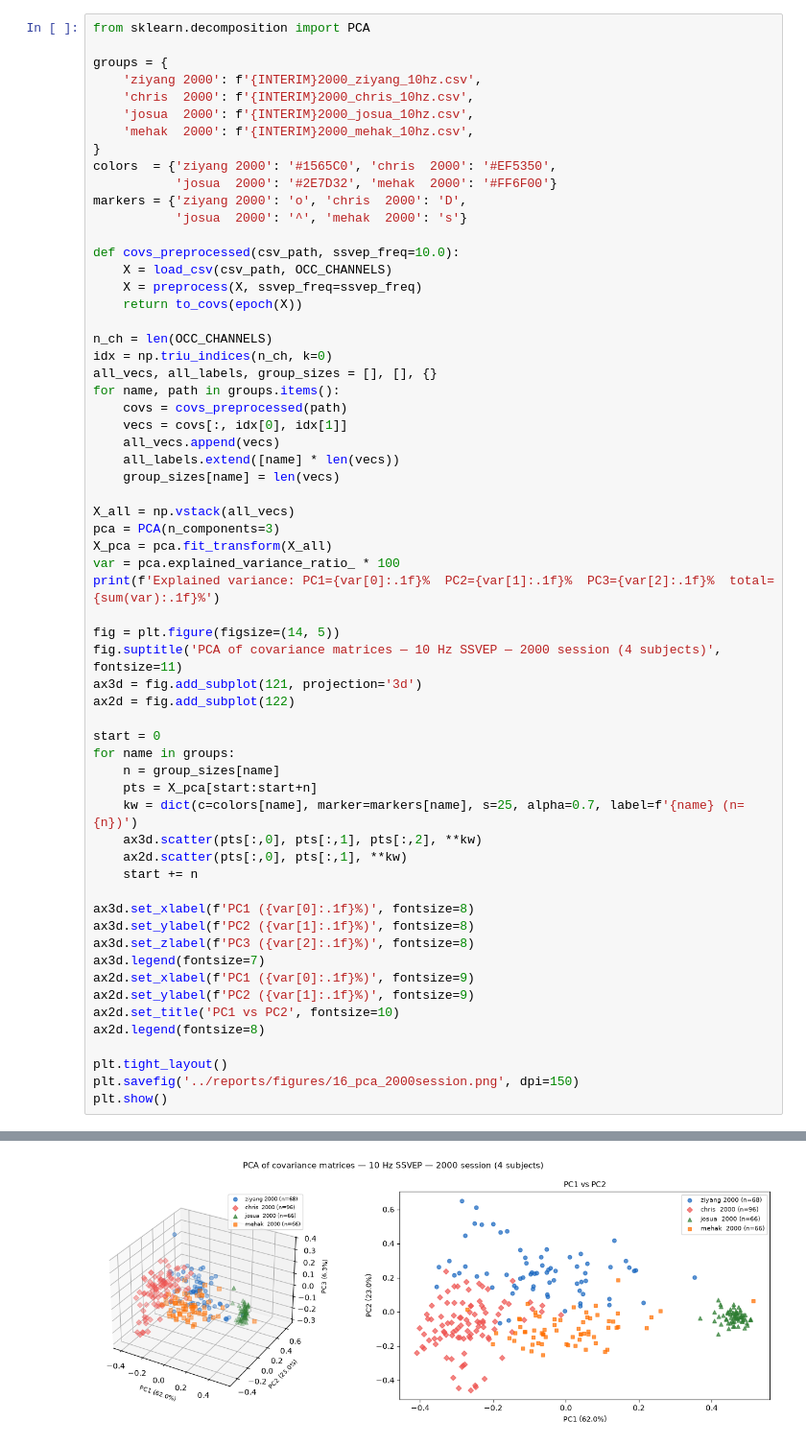
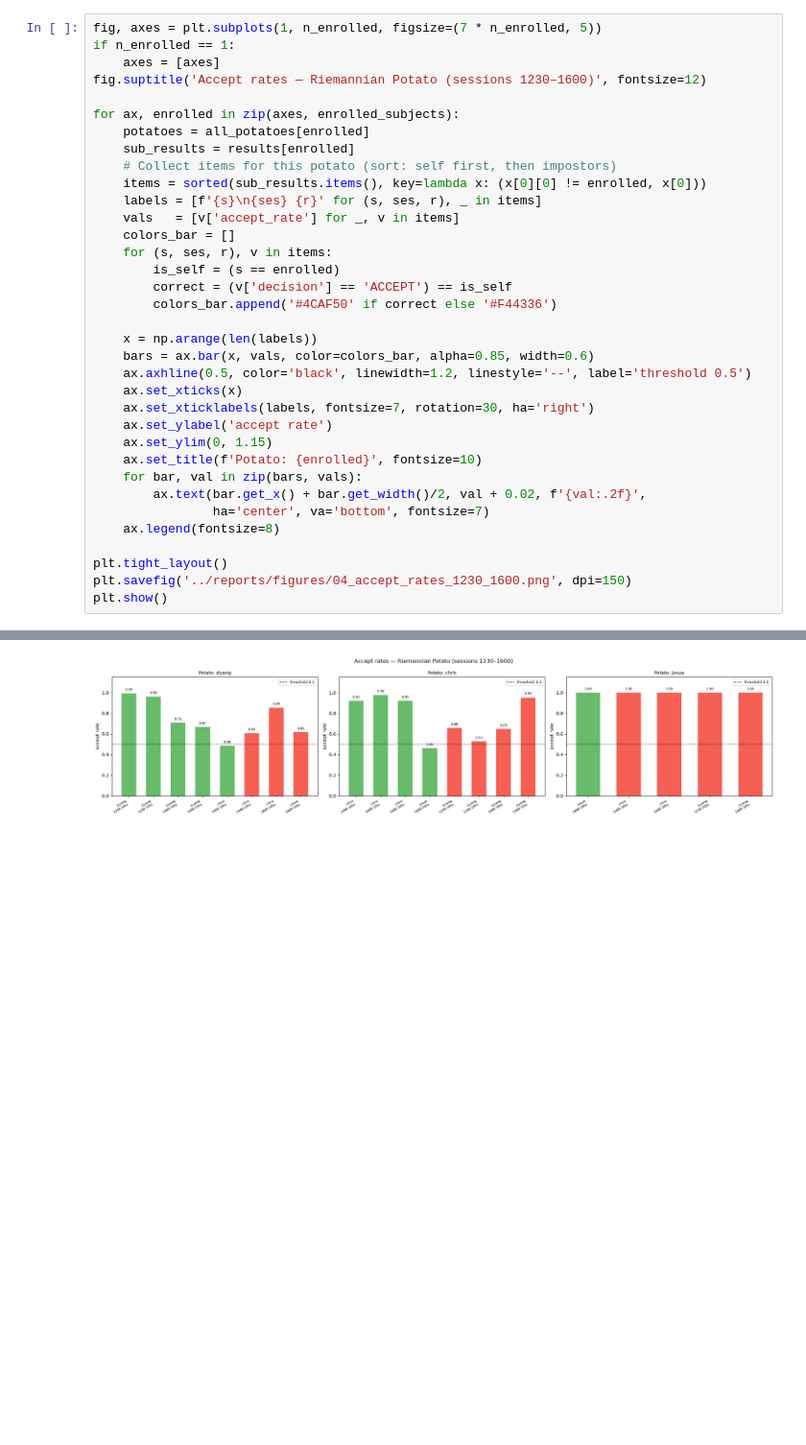
Before and after one commit to chrisbitter/brain_id, a Jupyter notebook: notebooks/signal_analysis.ipynb, the cells around one changed output, grey strips where cells are left out. Shown at 96% size. Saved outputs shown, nothing was run; the diff lists cells and outputs as text; blank space fills up the shorter version.

```diff
--- a/notebooks/signal_analysis.ipynb
+++ b/notebooks/signal_analysis.ipynb
@@ -145,62 +279,36 @@ plt.show()
 # %%
-from sklearn.decomposition import PCA
+fig, axes = plt.subplots(1, n_enrolled, figsize=(7 * n_enrolled, 5))
+if n_enrolled == 1:
+    axes = [axes]
+fig.suptitle('Accept rates — Riemannian Potato (sessions 1230–1600)', fontsize=12)
 
-groups = {
-    'ziyang 2000': f'{INTERIM}2000_ziyang_10hz.csv',
-    'chris  2000': f'{INTERIM}2000_chris_10hz.csv',
-    'josua  2000': f'{INTERIM}2000_josua_10hz.csv',
-    'mehak  2000': f'{INTERIM}2000_mehak_10hz.csv',
-}
-colors  = {'ziyang 2000': '#1565C0', 'chris  2000': '#EF5350',
-           'josua  2000': '#2E7D32', 'mehak  2000': '#FF6F00'}
-markers = {'ziyang 2000': 'o', 'chris  2000': 'D',
-           'josua  2000': '^', 'mehak  2000': 's'}
+for ax, enrolled in zip(axes, enrolled_subjects):
+    potatoes = all_potatoes[enrolled]
+    sub_results = results[enrolled]
+    # Collect items for this potato (sort: self first, then impostors)
+    items = sorted(sub_results.items(), key=lambda x: (x[0][0] != enrolled, x[0]))
+    labels = [f'{s}\n{ses} {r}' for (s, ses, r), _ in items]
+    vals   = [v['accept_rate'] for _, v in items]
+    colors_bar = []
+    for (s, ses, r), v in items:
+        is_self = (s == enrolled)
+        correct = (v['decision'] == 'ACCEPT') == is_self
+        colors_bar.append('#4CAF50' if correct else '#F44336')
 
-def covs_preprocessed(csv_path, ssvep_freq=10.0):
-    X = load_csv(csv_path, OCC_CHANNELS)
-    X = preprocess(X, ssvep_freq=ssvep_freq)
-    return to_covs(epoch(X))
-
-n_ch = len(OCC_CHANNELS)
-idx = np.triu_indices(n_ch, k=0)
-all_vecs, all_labels, group_sizes = [], [], {}
-for name, path in groups.items():
-    covs = covs_preprocessed(path)
-    vecs = covs[:, idx[0], idx[1]]
-    all_vecs.append(vecs)
-    all_labels.extend([name] * len(vecs))
-    group_sizes[name] = len(vecs)
-
-X_all = np.vstack(all_vecs)
-pca = PCA(n_components=3)
-X_pca = pca.fit_transform(X_all)
-var = pca.explained_variance_ratio_ * 100
-print(f'Explained variance: PC1={var[0]:.1f}%  PC2={var[1]:.1f}%  PC3={var[2]:.1f}%  total={sum(var):.1f}%')
-
-fig = plt.figure(figsize=(14, 5))
-fig.suptitle('PCA of covariance matrices — 10 Hz SSVEP — 2000 session (4 subjects)', fontsize=11)
-ax3d = fig.add_subplot(121, projection='3d')
-ax2d = fig.add_subplot(122)
-
-start = 0
-for name in groups:
-    n = group_sizes[name]
-    pts = X_pca[start:start+n]
-    kw = dict(c=colors[name], marker=markers[name], s=25, alpha=0.7, label=f'{name} (n={n})')
-    ax3d.scatter(pts[:,0], pts[:,1], pts[:,2], **kw)
-    ax2d.scatter(pts[:,0], pts[:,1], **kw)
-    start += n
-
-ax3d.set_xlabel(f'PC1 ({var[0]:.1f}%)', fontsize=8)
-ax3d.set_ylabel(f'PC2 ({var[1]:.1f}%)', fontsize=8)
-ax3d.set_zlabel(f'PC3 ({var[2]:.1f}%)', fontsize=8)
-ax3d.legend(fontsize=7)
-ax2d.set_xlabel(f'PC1 ({var[0]:.1f}%)', fontsize=9)
-ax2d.set_ylabel(f'PC2 ({var[1]:.1f}%)', fontsize=9)
-ax2d.set_title('PC1 vs PC2', fontsize=10)
-ax2d.legend(fontsize=8)
+    x = np.arange(len(labels))
+    bars = ax.bar(x, vals, color=colors_bar, alpha=0.85, width=0.6)
+    ax.axhline(0.5, color='black', linewidth=1.2, linestyle='--', label='threshold 0.5')
+    ax.set_xticks(x)
+    ax.set_xticklabels(labels, fontsize=7, rotation=30, ha='right')
+    ax.set_ylabel('accept rate')
+    ax.set_ylim(0, 1.15)
+    ax.set_title(f'Potato: {enrolled}', fontsize=10)
+    for bar, val in zip(bars, vals):
+        ax.text(bar.get_x() + bar.get_width()/2, val + 0.02, f'{val:.2f}',
+                ha='center', va='bottom', fontsize=7)
+    ax.legend(fontsize=8)
 
 plt.tight_layout()
-plt.savefig('../reports/figures/16_pca_2000session.png', dpi=150)
+plt.savefig('../reports/figures/04_accept_rates_1230_1600.png', dpi=150)
 plt.show()
 # %% [output]
@@ -208 +315 @@ Explained variance: PC1=62.0%  PC2=23.0%  PC3=6.3%  total=91.3%
-[figure, old version]
+[figure, new version]
```
Also changed, not shown: parts of 17 cells of this notebook, 19 other files.
